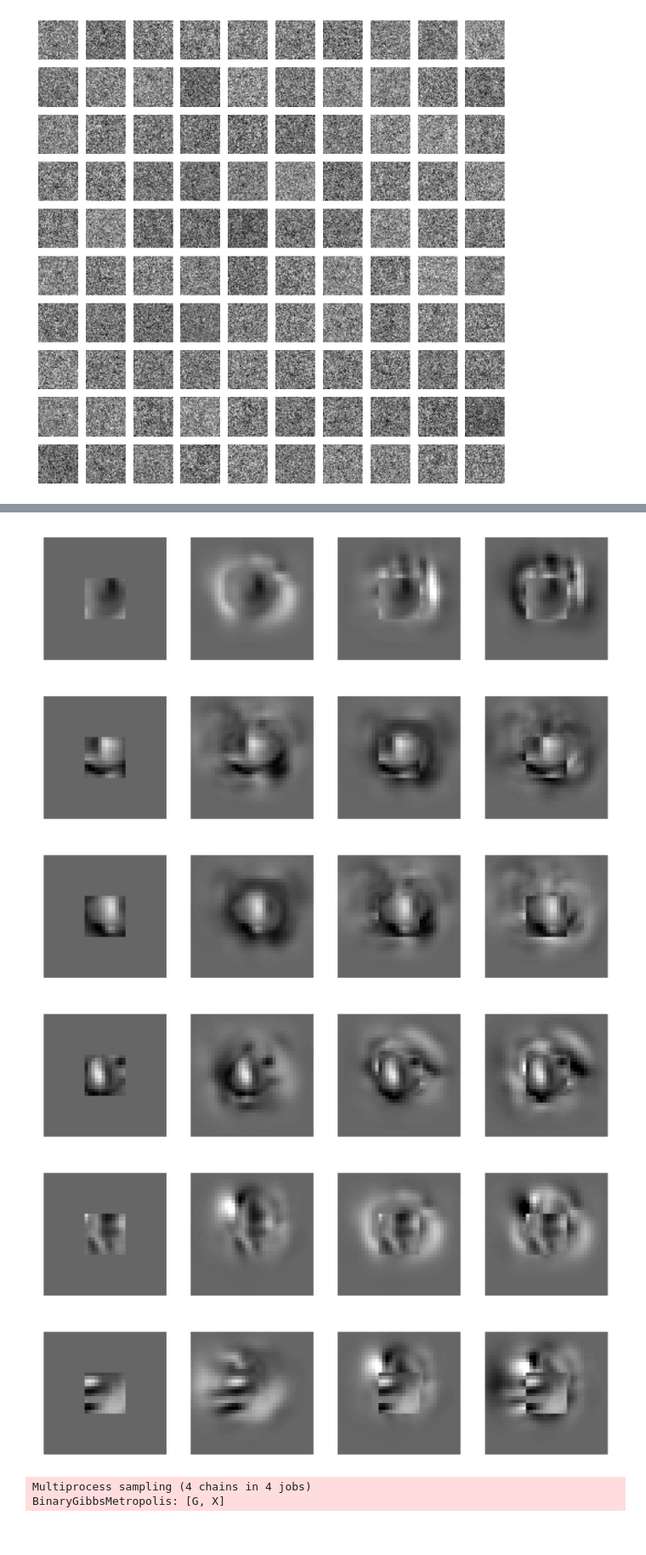
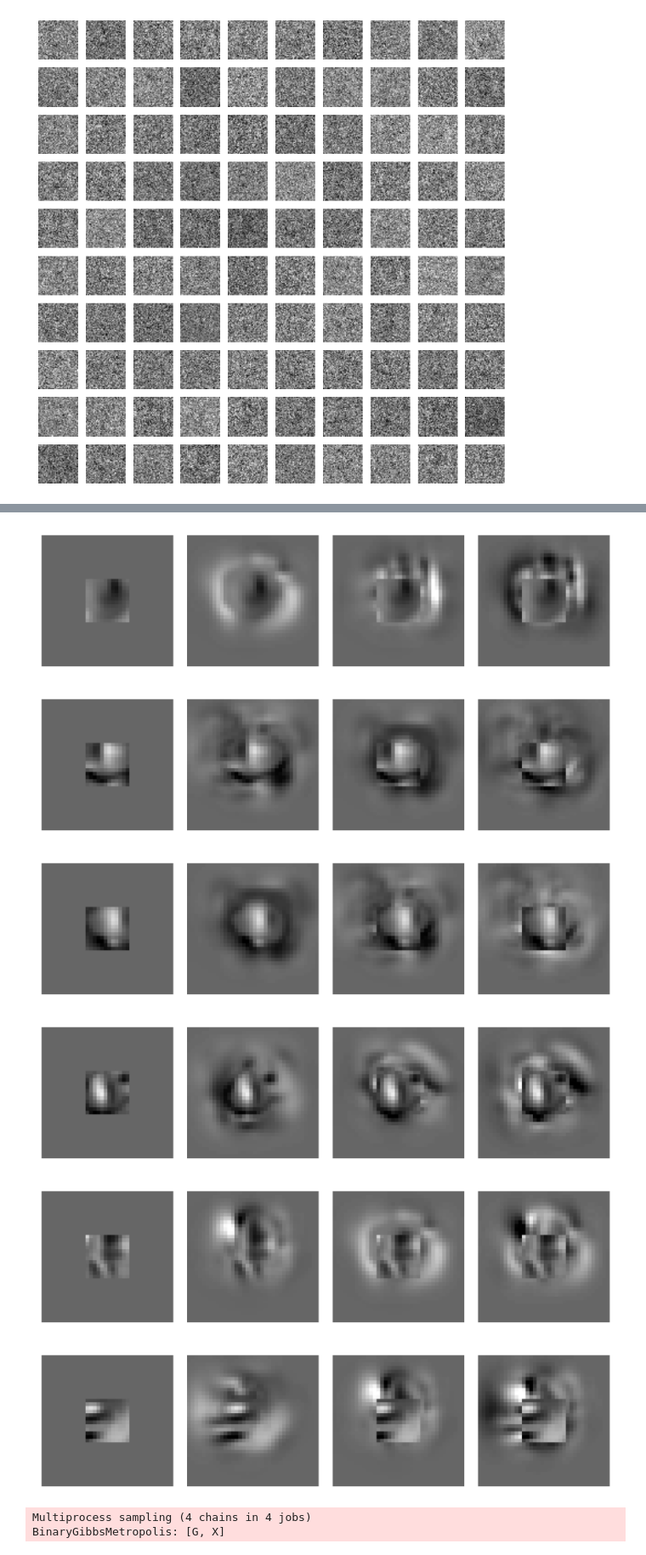
Before and after one commit to suhasshrinivasan/probabilistic-center-surround, a Jupyter notebook: experiments/exc_driven_model/binary_custom_mapping.ipynb, the cells around one changed output, grey strips where cells are left out. Shown at 85% size. Cells and saved outputs as stored; diff of their text form; code cells hidden in the pictures.

```diff
--- a/experiments/exc_driven_model/binary_custom_mapping.ipynb
+++ b/experiments/exc_driven_model/binary_custom_mapping.ipynb
@@ -128,7 +128,7 @@ model = BinaryPatternCompletionModel(
 # %%
 cossim = cosine_similarity(model.patterns.reshape(model.patterns.shape[0], -1))
 # %%
-for pattern in patterns:
+for idx, pattern in enumerate(patterns):
     fig, axs = plt.subplots(dpi=300)
     axs.imshow(pattern*2, cmap="gray", vmin=vmin, vmax=vmax)
     axs.axis("off")
@@ -185,8 +185,8 @@ for idx, ax in enumerate(axs.ravel()):
 # %%
 MEIs, completing_patterns, disrupting_patterns_1, disrupting_patterns_2, disrupting_pattern_indices = create_stimuli(patterns)
 # %%
-for MEI, completing_pattern, disrupting_pattern_1, disrupting_pattern_2 in zip(MEIs, completing_patterns, disrupting_patterns_1, disrupting_patterns_2):
-    fig, axs = plt.subplots(1, 4, dpi=300)
+for idx, (MEI, completing_pattern, disrupting_pattern_1, disrupting_pattern_2) in enumerate(zip(MEIs, completing_patterns, disrupting_patterns_1, disrupting_patterns_2)):
+    fig, axs = plt.subplots(1, 4, dpi=500)
     axs[0].imshow(MEI*2, cmap="gray", vmin=vmin, vmax=vmax)
     axs[0].axis("off")
     axs[1].imshow(completing_pattern*2, cmap="gray", vmin=vmin, vmax=vmax)
@@ -195,4 +195,6 @@ for MEI, completing_pattern, disrupting_pattern_1, disrupting_pattern_2 in zip(M
     axs[2].axis("off")
     axs[3].imshow(disrupting_pattern_2*2, cmap="gray", vmin=vmin, vmax=vmax)
     axs[3].axis("off")
+    fig.tight_layout()
+    fig.savefig(f"stimuli_{idx}.pdf")
 # %% [output]
@@ -203,9 +205,9 @@ for MEI, completing_pattern, disrupting_pattern_1, disrupting_pattern_2 in zip(M
-[figure, old version]
+[figure, new version]
-[figure, old version]
+[figure, new version]
-[figure, old version]
+[figure, new version]
-[figure, old version]
+[figure, new version]
-[figure, old version]
+[figure, new version]
-[figure, old version]
+[figure, new version]
 # %%
 all_idata = []
 for MEI, completing_pattern, disrupting_pattern_1, disrupting_pattern_2 in zip(MEIs, completing_patterns, disrupting_patterns_1, disrupting_patterns_2):
```
Also changed, not shown: parts of 1 cell of this notebook, 6 other files.
